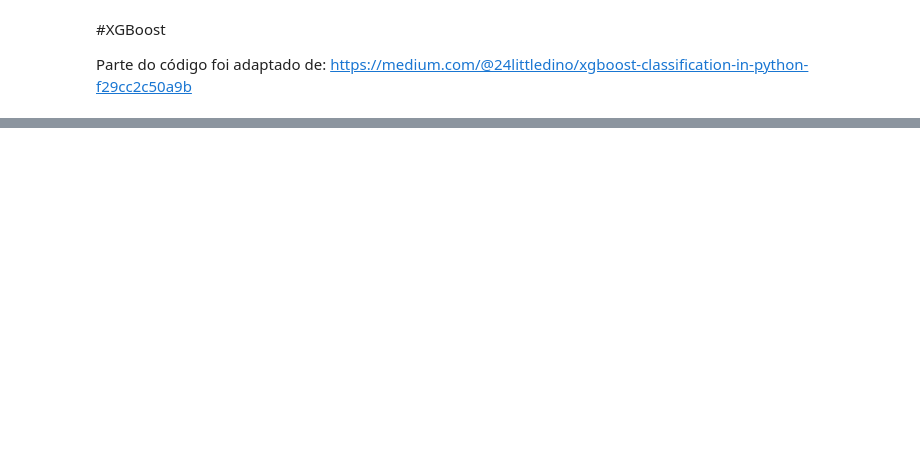
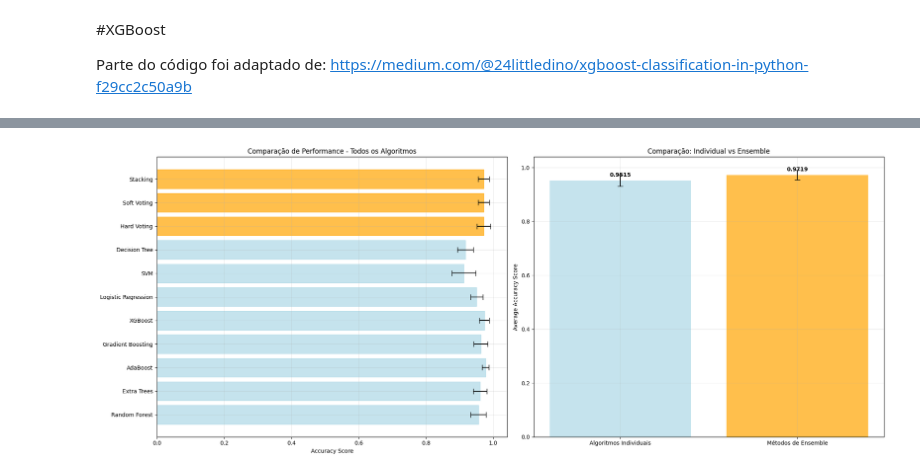
Before and after one commit to WilliamParlow/postgrad-ai, a Jupyter notebook: fase_3/machine_learning/algoritmos_de_comites/AM_Aula4_4_AlgoritmosComites.ipynb, the cells around one changed output, grey strips where cells are left out. Saved outputs shown, nothing was run; the diff lists cells and outputs as text; code cells hidden in the pictures; blank space fills up the shorter version.

```diff
--- a/fase_3/machine_learning/algoritmos_de_comites/AM_Aula4_4_AlgoritmosComites.ipynb
+++ b/fase_3/machine_learning/algoritmos_de_comites/AM_Aula4_4_AlgoritmosComites.ipynb
@@ -175,0 +481,53 @@ plt.show()
+# %%
+# Criando visualização comparativa
+fig, (ax1, ax2) = plt.subplots(1, 2, figsize=(20, 8))
+
+# Preparando dados para visualização
+names = list(all_scores.keys())
+means = [scores.mean() for scores in all_scores.values()]
+stds = [scores.std() for scores in all_scores.values()]
+
+# Separando algoritmos individuais e ensemble
+individual_names = list(algorithms.keys())
+ensemble_names = list(ensemble_methods.keys())
+
+individual_means = [all_scores[name].mean() for name in individual_names]
+individual_stds = [all_scores[name].std() for name in individual_names]
+
+ensemble_means = [all_scores[name].mean() for name in ensemble_names]
+ensemble_stds = [all_scores[name].std() for name in ensemble_names]
+
+# Gráfico 1: Comparação geral
+y_pos = np.arange(len(names))
+bars = ax1.barh(y_pos, means, xerr=stds, capsize=5, alpha=0.7)
+ax1.set_yticks(y_pos)
+ax1.set_yticklabels(names)
+ax1.set_xlabel('Accuracy Score')
+ax1.set_title('Comparação de Performance - Todos os Algoritmos')
+ax1.grid(True, alpha=0.3)
+
+# Colorindo as barras
+colors = ['lightblue' if name in individual_names else 'orange' for name in names]
+for bar, color in zip(bars, colors):
+    bar.set_color(color)
+
+# Gráfico 2: Comparação Individual vs Ensemble
+categories = ['Algoritmos Individuais', 'Métodos de Ensemble']
+category_means = [np.mean(individual_means), np.mean(ensemble_means)]
+category_stds = [np.mean(individual_stds), np.mean(ensemble_stds)]
+
+bars2 = ax2.bar(categories, category_means, yerr=category_stds,
+                capsize=5, alpha=0.7, color=['lightblue', 'orange'])
+ax2.set_ylabel('Average Accuracy Score')
+ax2.set_title('Comparação: Individual vs Ensemble')
+ax2.grid(True, alpha=0.3)
+
+# Adicionando valores nas barras
+for bar, mean in zip(bars2, category_means):
+    ax2.text(bar.get_x() + bar.get_width()/2, bar.get_height() + 0.01,
+             f'{mean:.4f}', ha='center', va='bottom', fontweight='bold')
+
+plt.tight_layout()
+plt.show()
+# %% [output]
+[figure, added]
```
Also changed, not shown: parts of 29 cells of this notebook, 2 other files.
